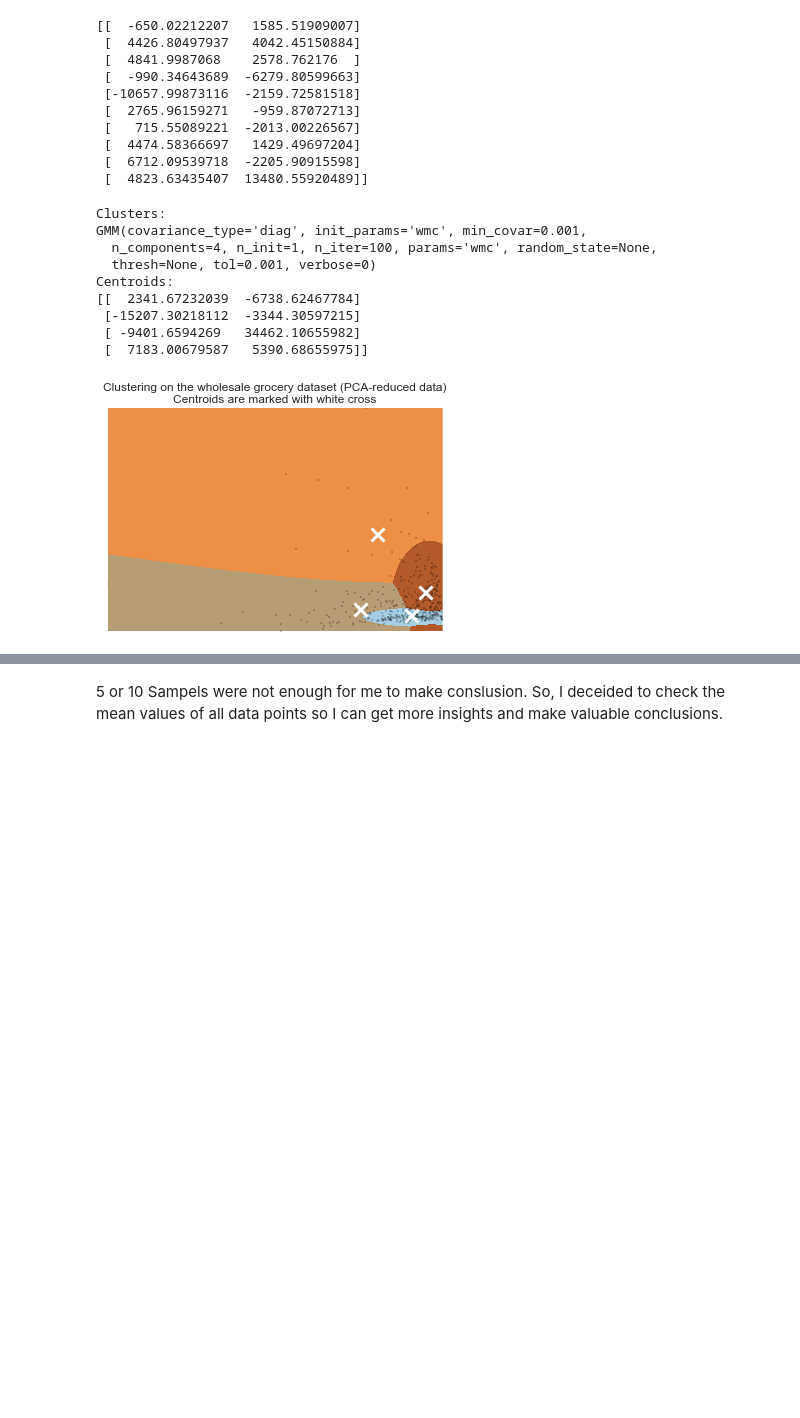
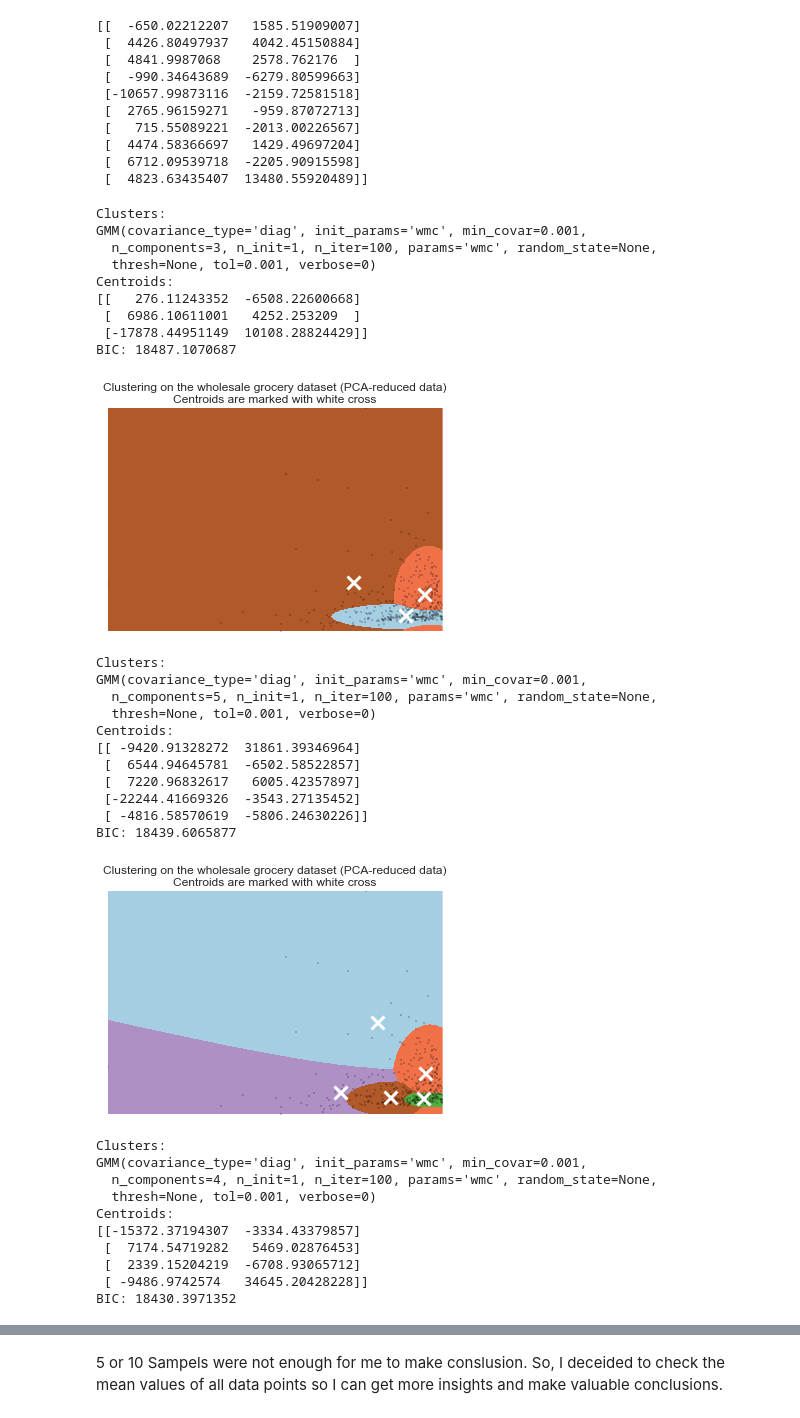
Before and after one commit to irenatrend/Machine_Learning_Engineer_Nanodegree_Udacity, a Jupyter notebook: Project_3_Customer_Segmentation/customer_segments.ipynb, the cells around one changed output, grey strips where cells are left out. Saved outputs shown, nothing was run; the diff lists cells and outputs as text; code cells hidden in the pictures; blank space fills up the shorter version.

Commit message:
Second review comments implemented.
cluster.BIC calculation added. Cluster selection description improved.

```diff
--- a/Project_3_Customer_Segmentation/customer_segments.ipynb
+++ b/Project_3_Customer_Segmentation/customer_segments.ipynb
@@ -92,6 +92,9 @@ def create_clusters(reduced_data, n_clusters, clusterName):
 
     print "Centroids: "
     print centroids
+
+    bic = clusters.bic(reduced_data)
+    print "BIC: {}\n".format(bic)
 
 
     # Obtain labels for each point in mesh. Use last trained model.
@@ -291,17 +293,39 @@ xx, yy = np.meshgrid(np.arange(x_min, x_max, hx), np.arange(y_min, y_max, hy))
 # meshgrid -- Return coordinate matrices from coordinate vectors.
 # %%
 modelName = 'GMM' # 'KMeans'
-# clusters = create_clusters(reduced_data, 3, modelName)
-# clusters = create_clusters(reduced_data, 5, modelName)
+clusters = create_clusters(reduced_data, 3, modelName)
+clusters = create_clusters(reduced_data, 5, modelName)
 clusters = create_clusters(reduced_data, 4, modelName)
 # %% [output]
 Clusters:
 GMM(covariance_type='diag', init_params='wmc', min_covar=0.001,
-  n_components=4, n_init=1, n_iter=100, params='wmc', random_state=None,
+  n_components=3, n_init=1, n_iter=100, params='wmc', random_state=None,
   thresh=None, tol=0.001, verbose=0)
 Centroids:
-[[  2341.67232039  -6738.62467784]
- [-15207.30218112  -3344.30597215]
- [ -9401.6594269   34462.10655982]
- [  7183.00679587   5390.68655975]]
+[[   276.11243352  -6508.22600668]
+ [  6986.10611001   4252.253209  ]
+ [-17878.44951149  10108.28824429]]
+BIC: 18487.1070687
-[figure, old version]
+[figure, new version]
+Clusters:
+GMM(covariance_type='diag', init_params='wmc', min_covar=0.001,
+  n_components=5, n_init=1, n_iter=100, params='wmc', random_state=None,
+  thresh=None, tol=0.001, verbose=0)
+Centroids:
+[[ -9420.91328272  31861.39346964]
+ [  6544.94645781  -6502.58522857]
+ [  7220.96832617   6005.42357897]
+ [-22244.41669326  -3543.27135452]
+ [ -4816.58570619  -5806.24630226]]
+BIC: 18439.6065877
+[figure, added]
+Clusters:
+GMM(covariance_type='diag', init_params='wmc', min_covar=0.001,
+  n_components=4, n_init=1, n_iter=100, params='wmc', random_state=None,
+  thresh=None, tol=0.001, verbose=0)
+Centroids:
+[[-15372.37194307  -3334.43379857]
+ [  7174.54719282   5469.02876453]
+ [  2339.15204219  -6708.93065712]
+ [ -9486.9742574   34645.20428228]]
+BIC: 18430.3971352
```
Also changed, not shown: parts of 5 cells of this notebook, 1 other file.
